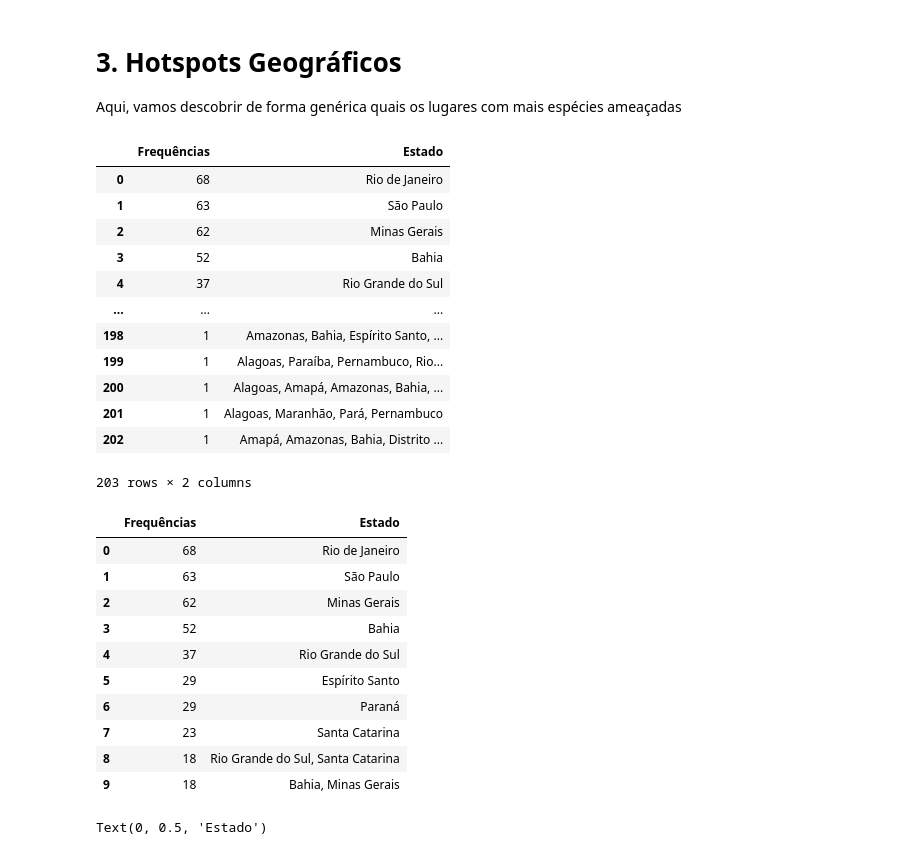
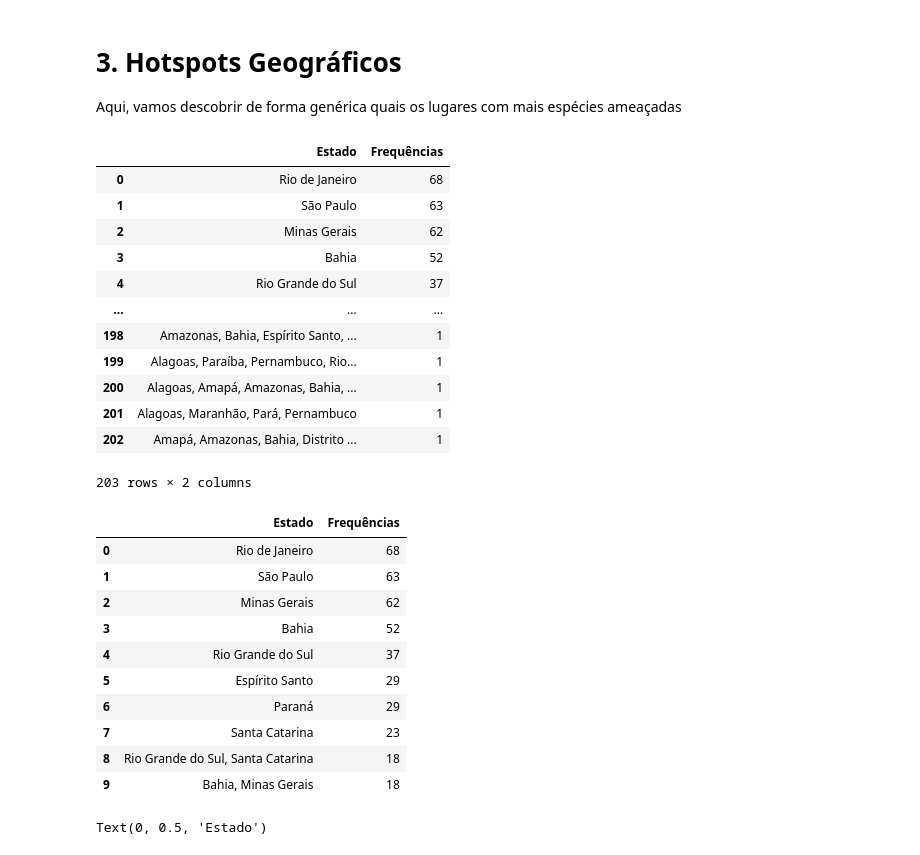
Before and after one commit to Carrascofs/analise-biodiversidade-mata-atlantica, a Jupyter notebook: notebooks/01_limpeza_e_exploracao.ipynb, the cells around one changed output. Drawn from its saved outputs; the diff is of its cells as text; code cells hidden in the pictures.

```diff
--- a/notebooks/01_limpeza_e_exploracao.ipynb
+++ b/notebooks/01_limpeza_e_exploracao.ipynb
@@ -394,36 +392,37 @@ Aqui, vamos descobrir de forma genérica quais os lugares com mais espécies ame
 # %%
 estados_filtrado  = df_endemica_filtrada['Estado'].value_counts().to_frame("Frequências")
 estados_filtrado ['Estado'] = estados_filtrado.index
 estados_filtrado = estados_filtrado.reset_index(drop=True)
+estados_filtrado = estados_filtrado[['Estado', 'Frequências']]
 estados_filtrado
 # %% [output]
-|  | Frequências | Estado |
-| 0 | 68 | Rio de Janeiro |
-| 1 | 63 | São Paulo |
-| 2 | 62 | Minas Gerais |
-| 3 | 52 | Bahia |
-| 4 | 37 | Rio Grande do Sul |
+|  | Estado | Frequências |
+| 0 | Rio de Janeiro | 68 |
+| 1 | São Paulo | 63 |
+| 2 | Minas Gerais | 62 |
+| 3 | Bahia | 52 |
+| 4 | Rio Grande do Sul | 37 |
 | ... | ... | ... |
-| 198 | 1 | Amazonas, Bahia, Espírito Santo, ... |
-| 199 | 1 | Alagoas, Paraíba, Pernambuco, Rio... |
-| 200 | 1 | Alagoas, Amapá, Amazonas, Bahia, ... |
-| 201 | 1 | Alagoas, Maranhão, Pará, Pernambuco |
-| 202 | 1 | Amapá, Amazonas, Bahia, Distrito ... |
+| 198 | Amazonas, Bahia, Espírito Santo, ... | 1 |
+| 199 | Alagoas, Paraíba, Pernambuco, Rio... | 1 |
+| 200 | Alagoas, Amapá, Amazonas, Bahia, ... | 1 |
+| 201 | Alagoas, Maranhão, Pará, Pernambuco | 1 |
+| 202 | Amapá, Amazonas, Bahia, Distrito ... | 1 |
 203 rows × 2 columns
 # %%
-estados_top = estados_filtrado.head(10)
-estados_top
+estados_filtrado_top = estados_filtrado.head(10)
+estados_filtrado_top
 # %% [output]
-|  | Frequências | Estado |
-| 0 | 68 | Rio de Janeiro |
-| 1 | 63 | São Paulo |
-| 2 | 62 | Minas Gerais |
-| 3 | 52 | Bahia |
-| 4 | 37 | Rio Grande do Sul |
-| 5 | 29 | Espírito Santo |
-| 6 | 29 | Paraná |
-| 7 | 23 | Santa Catarina |
-| 8 | 18 | Rio Grande do Sul, Santa Catarina |
-| 9 | 18 | Bahia, Minas Gerais |
+|  | Estado | Frequências |
+| 0 | Rio de Janeiro | 68 |
+| 1 | São Paulo | 63 |
+| 2 | Minas Gerais | 62 |
+| 3 | Bahia | 52 |
+| 4 | Rio Grande do Sul | 37 |
+| 5 | Espírito Santo | 29 |
+| 6 | Paraná | 29 |
+| 7 | Santa Catarina | 23 |
+| 8 | Rio Grande do Sul, Santa Catarina | 18 |
+| 9 | Bahia, Minas Gerais | 18 |
 # %%
 plt.figure(figsize=(10, 8))
```
Also changed, not shown: parts of 9 cells of this notebook.
